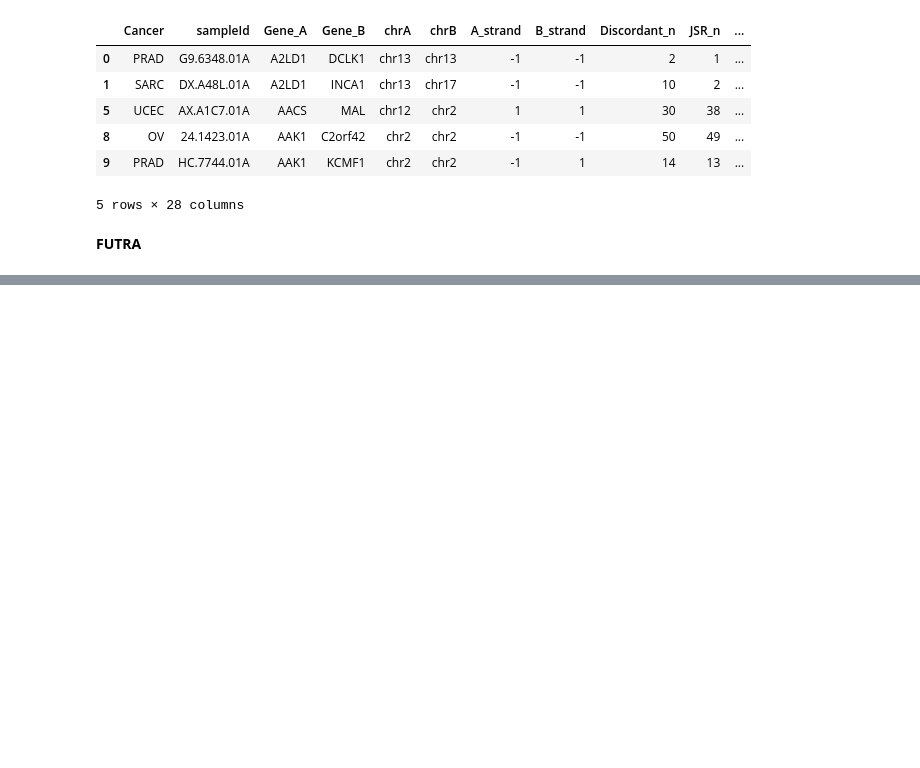
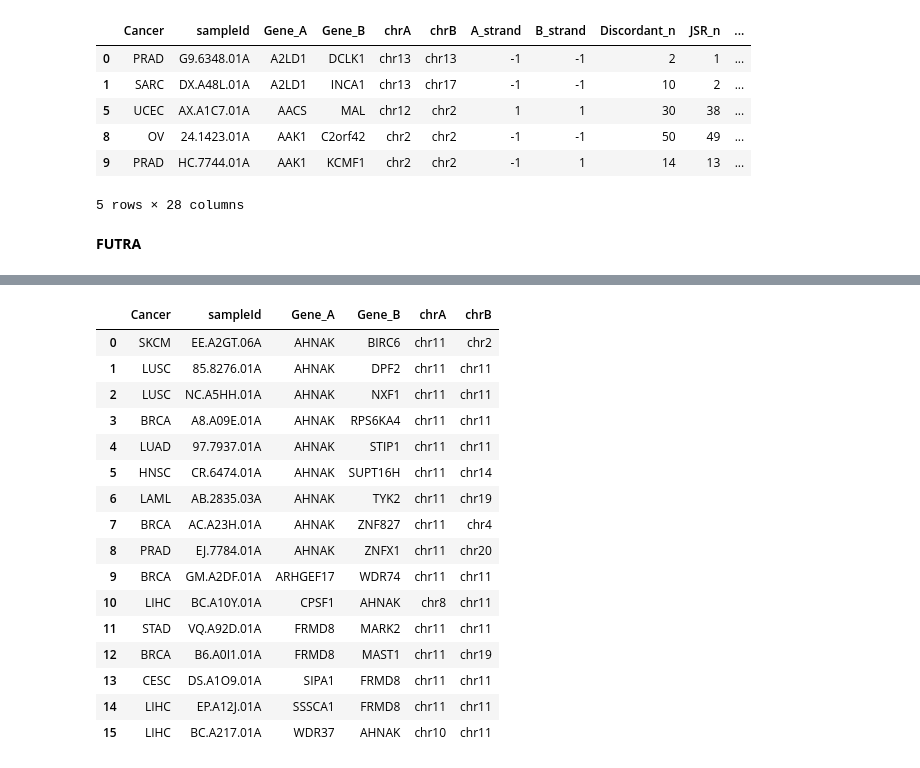
Before and after one commit to joreynajr/GIVE-UP, a Jupyter notebook: scripts/Chrom_Interaction_Map.ipynb, the cells around one changed output, grey strips where cells are left out. Saved outputs shown, nothing was run; the diff lists cells and outputs as text; code cells hidden in the pictures; blank space fills up the shorter version.

```diff
--- a/scripts/Chrom_Interaction_Map.ipynb
+++ b/scripts/Chrom_Interaction_Map.ipynb
@@ -357,0 +368,22 @@ fig_futra = plot_interactions(futra, 'chr9', (20000000, 50000000), 'chr9', (2000
+# %%
+sig_genes = futra.loc[(futra['Gene_A'].isin(['WDR74', 'FRMD8', 'NEAT1', 'AHNAK'])) | (futra['Gene_B'].isin(['WDR74', 'FRMD8', 'NEAT1', 'AHNAK']))]
+# %%
+sig_genes[sig_genes.columns[:6]].reset_index(drop=True)
+# %% [output]
+|  | Cancer | sampleId | Gene_A | Gene_B | chrA | chrB |
+| 0 | SKCM | EE.A2GT.06A | AHNAK | BIRC6 | chr11 | chr2 |
+| 1 | LUSC | 85.8276.01A | AHNAK | DPF2 | chr11 | chr11 |
+| 2 | LUSC | NC.A5HH.01A | AHNAK | NXF1 | chr11 | chr11 |
+| 3 | BRCA | A8.A09E.01A | AHNAK | RPS6KA4 | chr11 | chr11 |
+| 4 | LUAD | 97.7937.01A | AHNAK | STIP1 | chr11 | chr11 |
+| 5 | HNSC | CR.6474.01A | AHNAK | SUPT16H | chr11 | chr14 |
+| 6 | LAML | AB.2835.03A | AHNAK | TYK2 | chr11 | chr19 |
+| 7 | BRCA | AC.A23H.01A | AHNAK | ZNF827 | chr11 | chr4 |
+| 8 | PRAD | EJ.7784.01A | AHNAK | ZNFX1 | chr11 | chr20 |
+| 9 | BRCA | GM.A2DF.01A | ARHGEF17 | WDR74 | chr11 | chr11 |
+| 10 | LIHC | BC.A10Y.01A | CPSF1 | AHNAK | chr8 | chr11 |
+| 11 | STAD | VQ.A92D.01A | FRMD8 | MARK2 | chr11 | chr11 |
+| 12 | BRCA | B6.A0I1.01A | FRMD8 | MAST1 | chr11 | chr19 |
+| 13 | CESC | DS.A1O9.01A | SIPA1 | FRMD8 | chr11 | chr11 |
+| 14 | LIHC | EP.A12J.01A | SSSCA1 | FRMD8 | chr11 | chr11 |
+| 15 | LIHC | BC.A217.01A | WDR37 | AHNAK | chr10 | chr11 |
```
Also changed, not shown: parts of 4 cells of this notebook.
